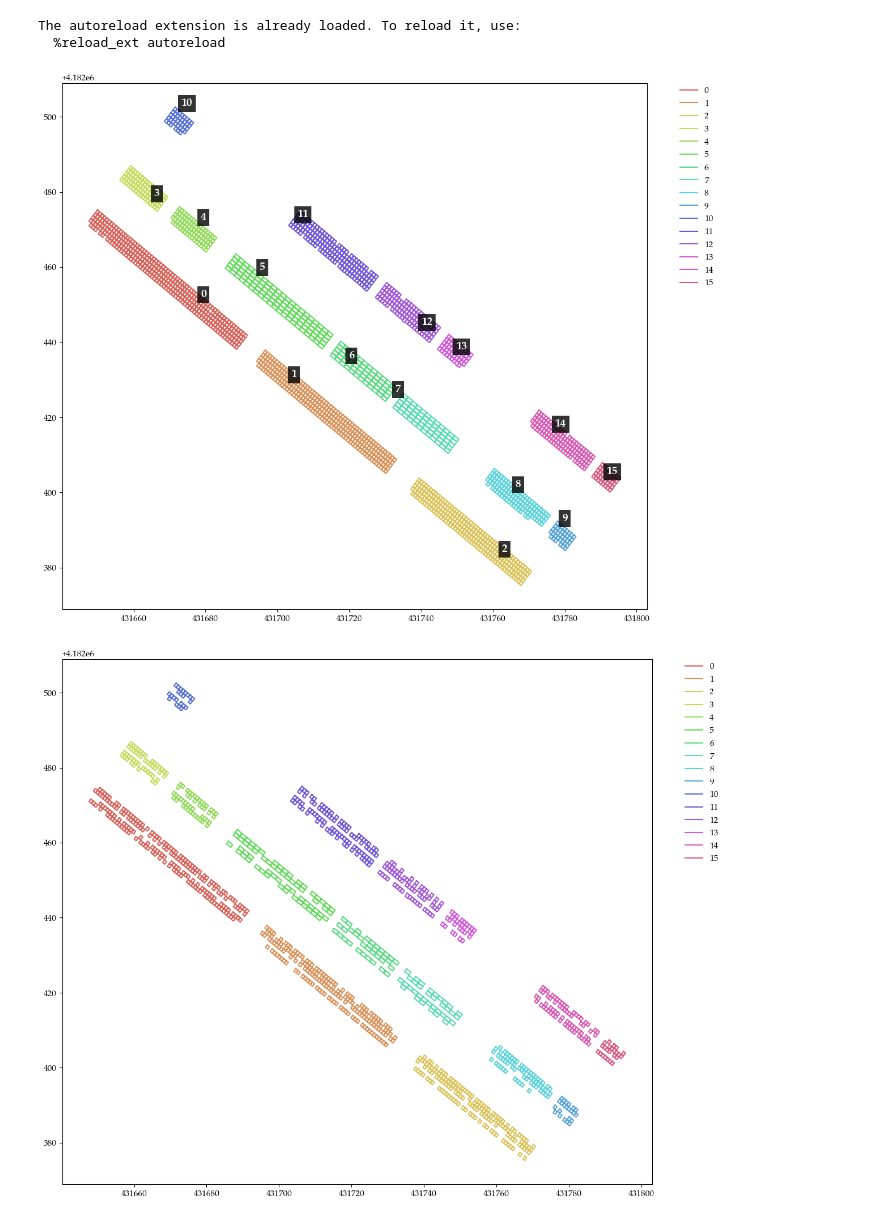
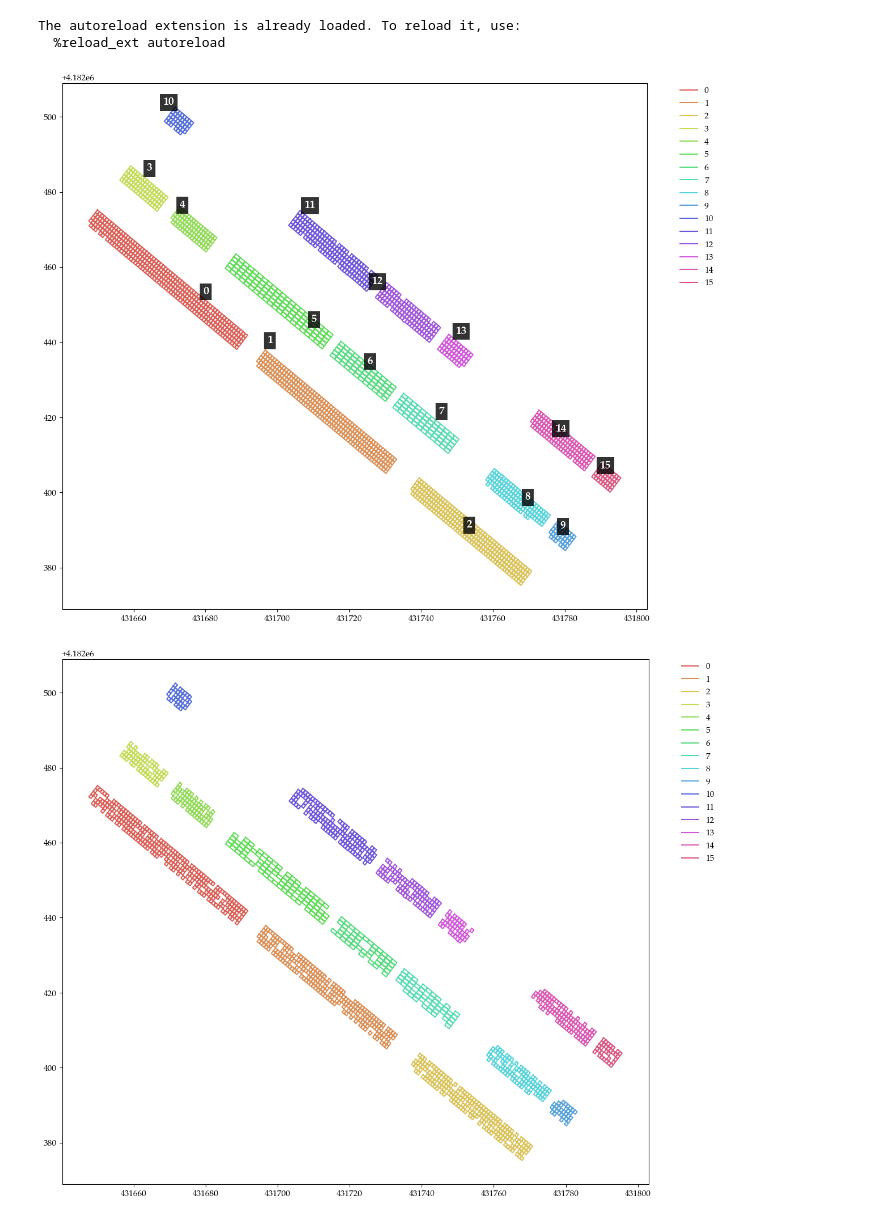
Before and after one commit to AlfonsoLRz/SolarPanelNaming, a Jupyter notebook: remove_random_panels.ipynb, the cells around one changed output. Saved outputs shown, nothing was run; the diff lists cells and outputs as text; code cells hidden in the pictures.

```diff
--- a/remove_random_panels.ipynb
+++ b/remove_random_panels.ipynb
@@ -13,7 +13,7 @@ set_up()
 The autoreload extension is already loaded. To reload it, use:
   %reload_ext autoreload
 # %%
-filename = 'qgis_assets/modulos_automatico_final_new.shp'
+filename = 'qgis_assets/modulos_automatico_final_new_fixed_geometry.shp'
 shp = fiona.open(filename)
 # %%
 def load_panels(shp):
@@ -77,10 +77,10 @@ def stress_missing_panels(panels, cluster, nrows=1, missing_panels_p=0.05):
     plot_panels([panel for panel in panels if panel is not None], color_code=[panel.id_array for panel in panels if panel is not None], draw_legend=True, savefig='results/reduced_panels.png')
 # %%
 panels, cluster = load_panels(shp)
-stress_missing_panels(panels, cluster, nrows=1, missing_panels_p=0.25)
+stress_missing_panels(panels, cluster, nrows=0, missing_panels_p=0.2)
 # %% [output]
-[figure, old version]
+[figure, new version]
-[figure, old version]
+[figure, new version]
 # %%
 # Write back
 schema = shp.schema.copy()
```
Also changed, not shown: 8 other files.
